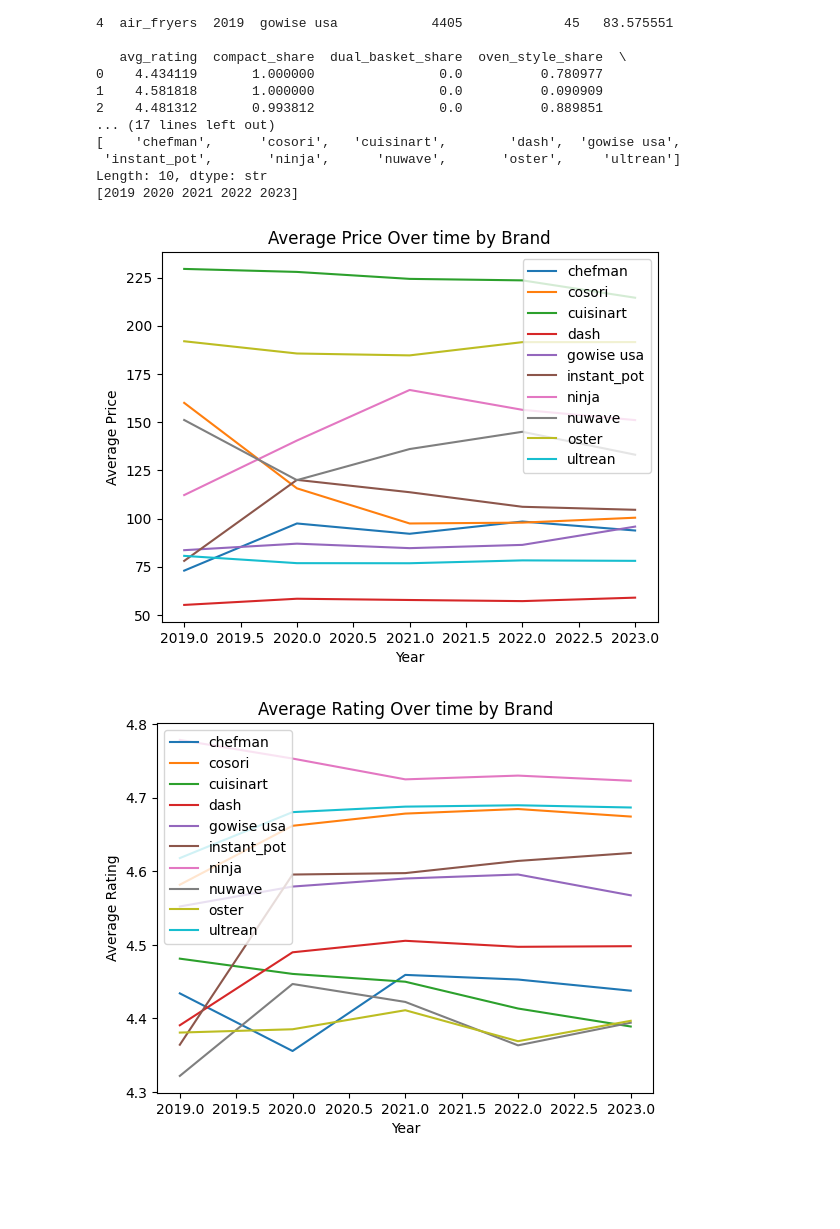
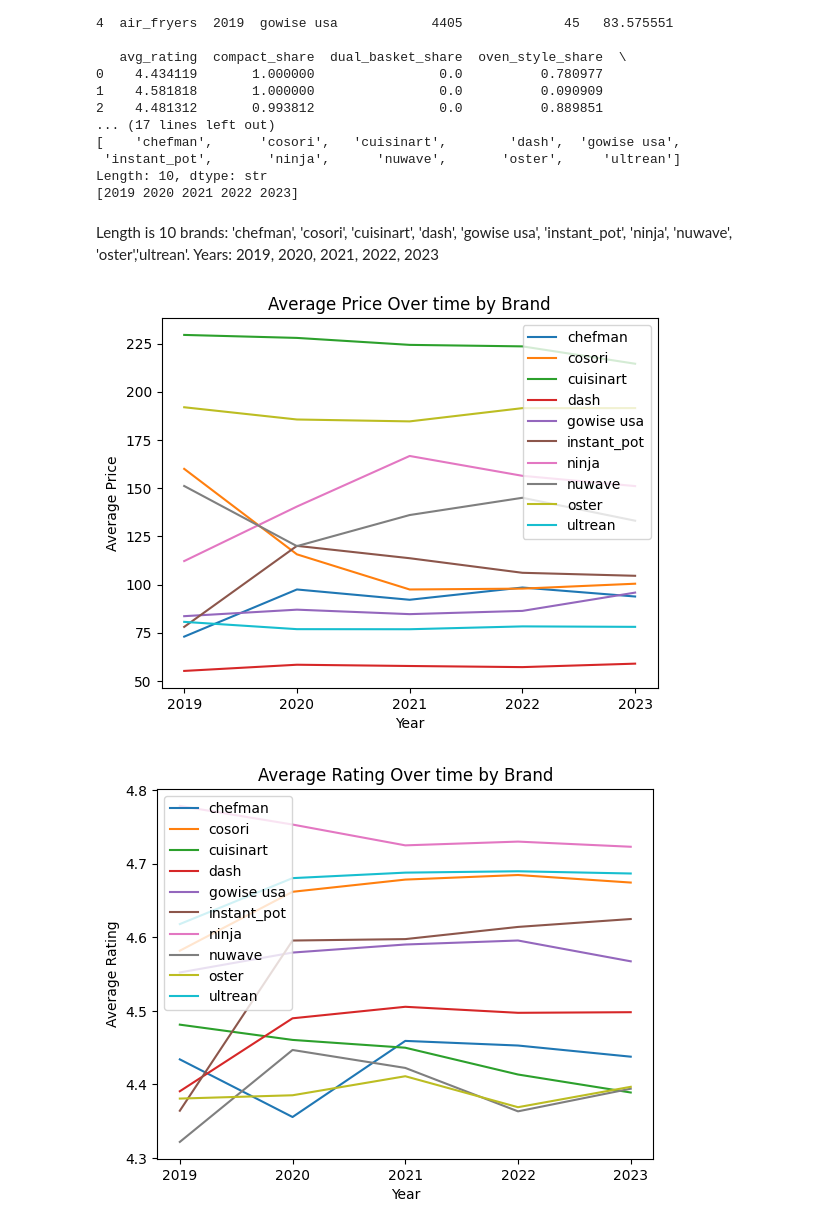
Before and after one commit to shalmalirao/ds3001-project1, a Jupyter notebook: Project2/data_analyst.ipynb, the cells around one changed output. Cells and saved outputs as stored; diff of their text form; code cells hidden in the pictures; blank space fills up the shorter version.

```diff
--- a/Project2/data_analyst.ipynb
+++ b/Project2/data_analyst.ipynb
@@ -50,6 +50,9 @@ print(df_airfryers['year'].unique())
  'instant_pot',       'ninja',      'nuwave',       'oster',     'ultrean']
 Length: 10, dtype: str
 [2019 2020 2021 2022 2023]
+# %% [markdown]
+Length is 10 brands: 'chefman', 'cosori', 'cuisinart', 'dash', 'gowise usa', 'instant_pot', 'ninja', 'nuwave', 'oster','ultrean'.
+Years: 2019, 2020, 2021, 2022, 2023
 # %%
 #plots
 # average price over time by brand
@@ -61,36 +64,39 @@ for brand in df_airfryers['brand'].unique():
 
 plt.title('Average Price Over time by Brand')
 plt.xlabel('Year')
+plt.xticks([2019,2020,2021, 2022, 2023])
 plt.ylabel('Average Price')
 plt.legend()
 plt.show()
 
 # average rating over time by brand
 plt.figure()
 
 for brand in df_airfryers['brand'].unique():
     i = df_airfryers[df_airfryers['brand'] ==brand]
     plt.plot(i['year'], i['avg_rating'], label=brand)
 
 plt.title('Average Rating Over time by Brand')
 plt.xlabel('Year')
+plt.xticks([2019,2020,2021, 2022, 2023])
 plt.ylabel('Average Rating')
 plt.legend()
 plt.show()
 
 # brand market share over time by brand
 plt.figure()
 
 for brand in df_airfryers['brand'].unique():
     i = df_airfryers[df_airfryers['brand'] ==brand]
     plt.plot(i['year'], i['brand_share'], label=brand)
 
 
 plt.title('Brand Share Over time by Brand')
 plt.xlabel('Year')
+plt.xticks([2019,2020,2021, 2022, 2023])
 plt.ylabel('Brand Share')
 plt.legend()
 plt.show()
 # %% [output]
-[figure, old version]
+[figure, new version]
-[figure, old version]
+[figure, new version]
```
Also changed, not shown: parts of 2 cells of this notebook.
